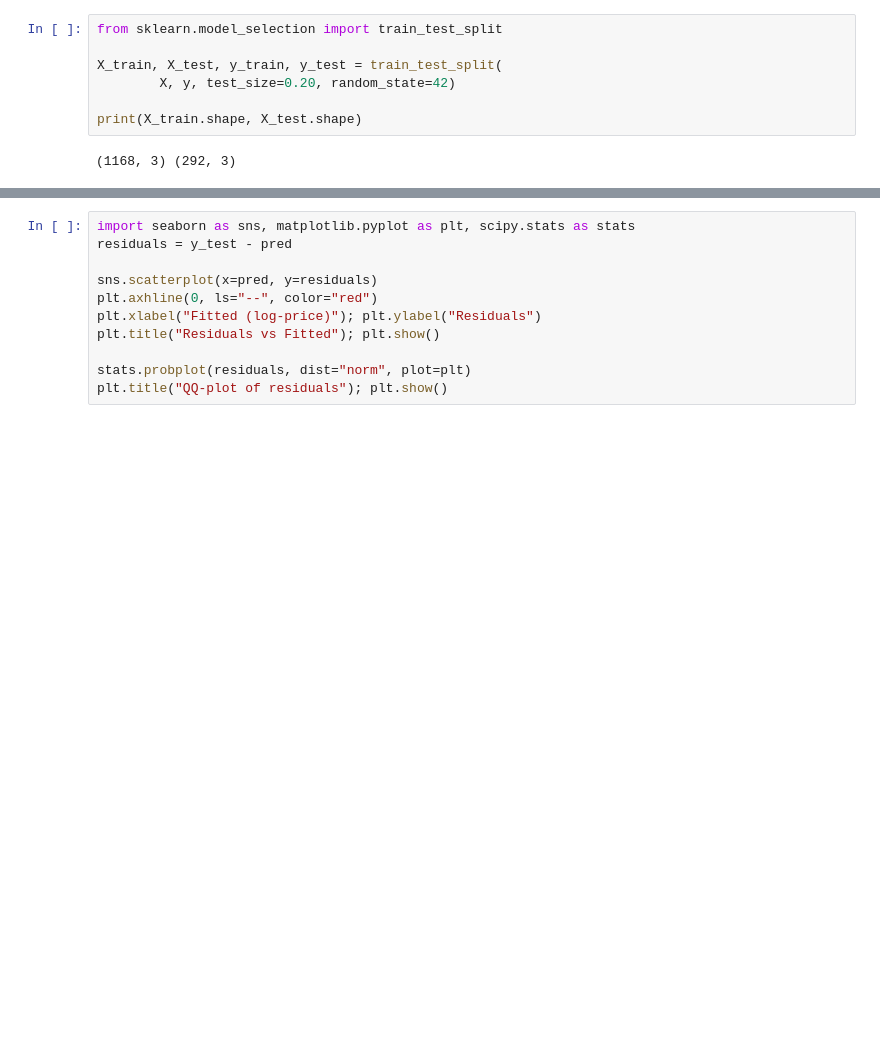
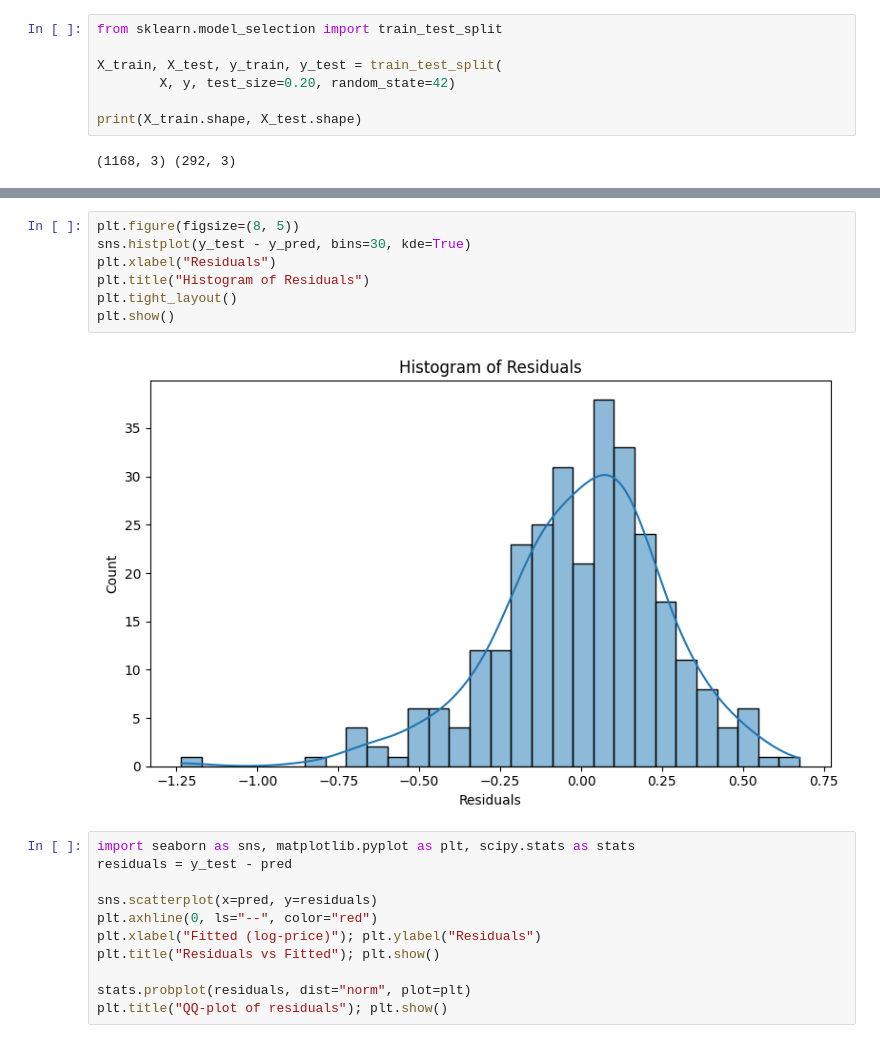
Before and after one commit to AartiKularni/House-Price-Estimation-using-Linear-Regression, a Jupyter notebook: 02_model.ipynb, the cells around one changed output, grey strips where cells are left out. Saved outputs shown, nothing was run; the diff lists cells and outputs as text; blank space fills up the shorter version.

```diff
--- a/02_model.ipynb
+++ b/02_model.ipynb
@@ -43,3 +54,12 @@ R²: 0.633
+# %%
+plt.figure(figsize=(8, 5))
+sns.histplot(y_test - y_pred, bins=30, kde=True)
+plt.xlabel("Residuals")
+plt.title("Histogram of Residuals")
+plt.tight_layout()
+plt.show()
+# %% [output]
+[figure, added]
 # %%
 import seaborn as sns, matplotlib.pyplot as plt, scipy.stats as stats
 residuals = y_test - pred
```
Also changed, not shown: parts of 3 cells of this notebook.
